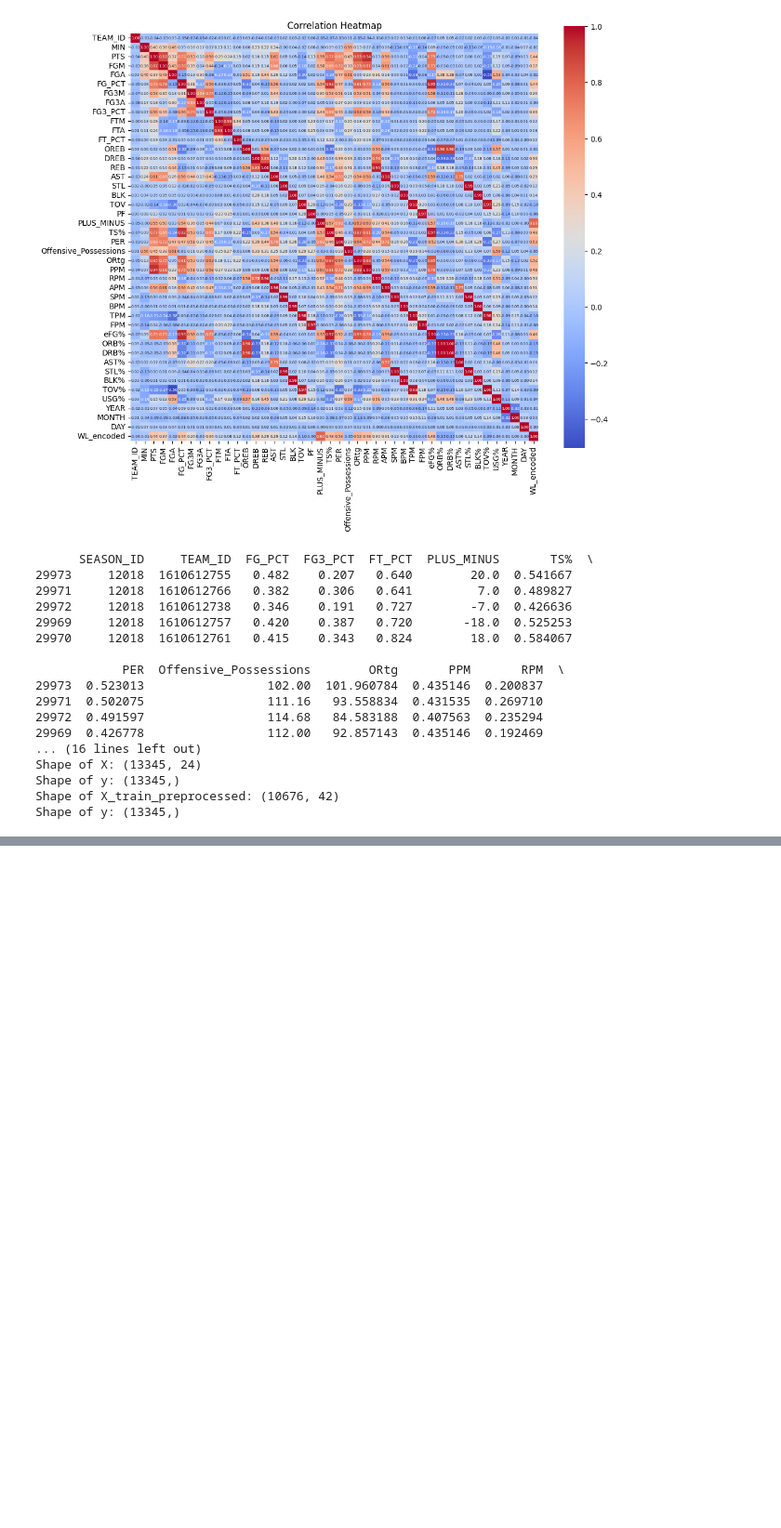
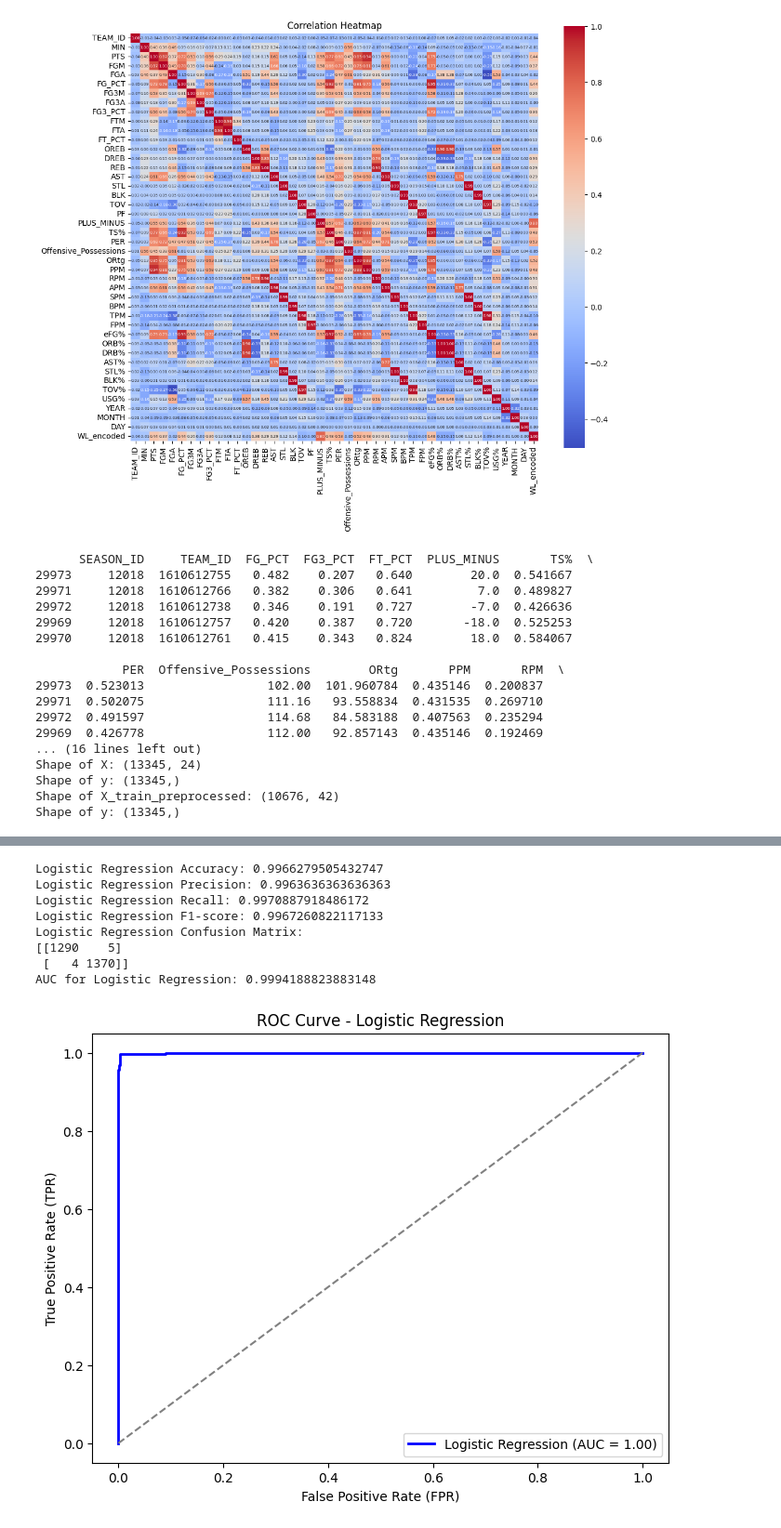
Before and after one commit to ghadfield32/Linear_Regression, a Jupyter notebook: nba_lr_22_23_season.ipynb, the cells around one changed output, grey strips where cells are left out. Shown at 93% size. Cells and saved outputs as stored; diff of their text form; code cells hidden in the pictures; blank space fills up the shorter version.

```diff
--- a/nba_lr_22_23_season.ipynb
+++ b/nba_lr_22_23_season.ipynb
@@ -368,0 +387,65 @@ Linear Regression RMSE: 0.30
+# %%
+from sklearn.linear_model import LogisticRegression
+
+# Logistic Regression model
+logreg_model = LogisticRegression()
+logreg_model.fit(X_train_preprocessed, y_train)
+
+# Predict using the Logistic Regression model
+y_pred_logreg = logreg_model.predict(X_test_preprocessed)
+
+from sklearn.metrics import accuracy_score, precision_score, recall_score, f1_score, confusion_matrix
+
+# Calculate metrics for Logistic Regression
+logreg_accuracy = accuracy_score(y_test, y_pred_logreg)
+logreg_precision = precision_score(y_test, y_pred_logreg)
+logreg_recall = recall_score(y_test, y_pred_logreg)
+logreg_f1 = f1_score(y_test, y_pred_logreg)
+logreg_confusion_matrix = confusion_matrix(y_test, y_pred_logreg)
+
+print("Logistic Regression Accuracy:", logreg_accuracy)
+print("Logistic Regression Precision:", logreg_precision)
+print("Logistic Regression Recall:", logreg_recall)
+print("Logistic Regression F1-score:", logreg_f1)
+print("Logistic Regression Confusion Matrix:")
+print(logreg_confusion_matrix)
+
+
+from sklearn.metrics import roc_curve, roc_auc_score
+
+# Get predicted probabilities for the positive class (class 1)
+y_pred_prob_logreg = logreg_model.predict_proba(X_test_preprocessed)[:, 1]
+
+# Calculate the false positive rate (FPR) and true positive rate (TPR) for different probability thresholds
+fpr, tpr, thresholds = roc_curve(y_test, y_pred_prob_logreg)
+
+# Calculate the AUC (Area Under the Curve) for the ROC curve
+auc_score_logreg = roc_auc_score(y_test, y_pred_prob_logreg)
+print("AUC for Logistic Regression:", auc_score_logreg)
+
+# Plot the ROC curve
+plt.figure(figsize=(8, 6))
+plt.plot(fpr, tpr, color='blue', lw=2, label=f'Logistic Regression (AUC = {auc_score_logreg:.2f})')
+plt.plot([0, 1], [0, 1], color='gray', linestyle='--')  # Diagonal line representing random chance
+plt.xlabel('False Positive Rate (FPR)')
+plt.ylabel('True Positive Rate (TPR)')
+plt.title('ROC Curve - Logistic Regression')
+plt.legend(loc='lower right')
+plt.show()
+
+
+#results info
+#The accuracy of the SVM model is approximately 0.50 or 50%. This means that the model is correctly predicting the outcome for only about half of the instances in the test set.
+#Precision is a metric that measures the accuracy of positive predictions made by the model.
+#Recall, also known as sensitivity or true positive rate, measures the model's ability to correctly identify positive instances out of all the actual positive instances.
+#The F1-score is the harmonic mean of precision and recall and provides a balance between the two metrics.
+# %% [output]
+Logistic Regression Accuracy: 0.9966279505432747
+Logistic Regression Precision: 0.9963636363636363
+Logistic Regression Recall: 0.9970887918486172
+Logistic Regression F1-score: 0.9967260822117133
+Logistic Regression Confusion Matrix:
+[[1290    5]
+ [   4 1370]]
+AUC for Logistic Regression: 0.9994188823883148
+[figure, added]
```
Also changed, not shown: parts of 9 cells of this notebook.
